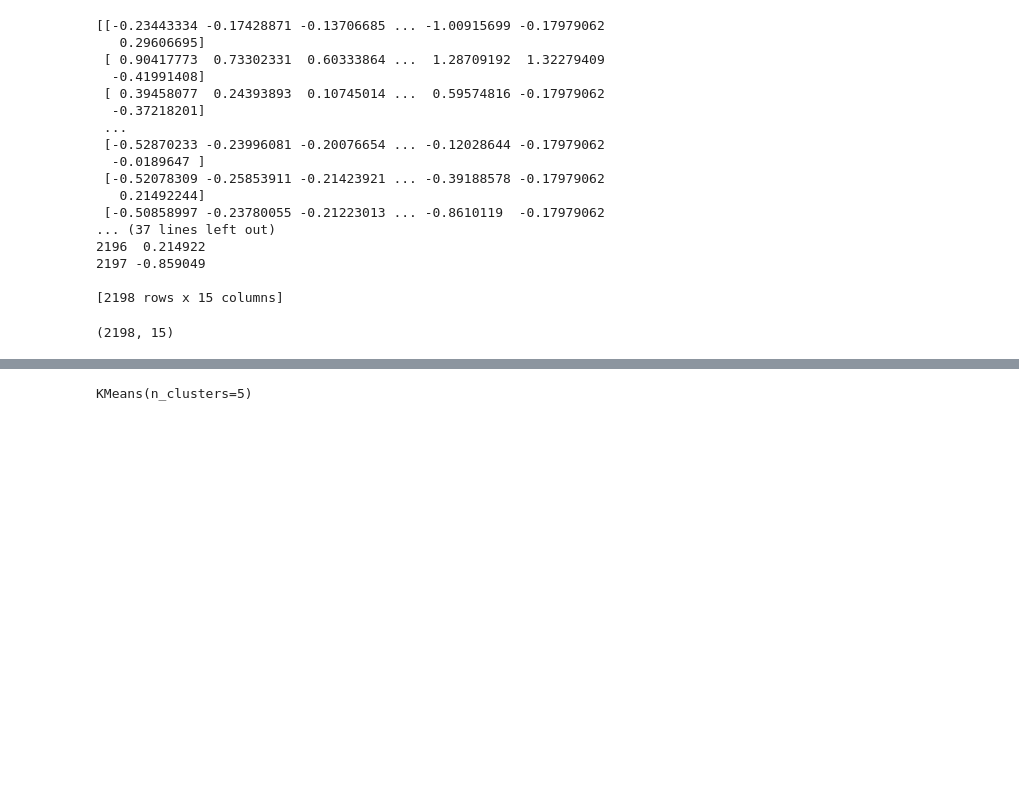
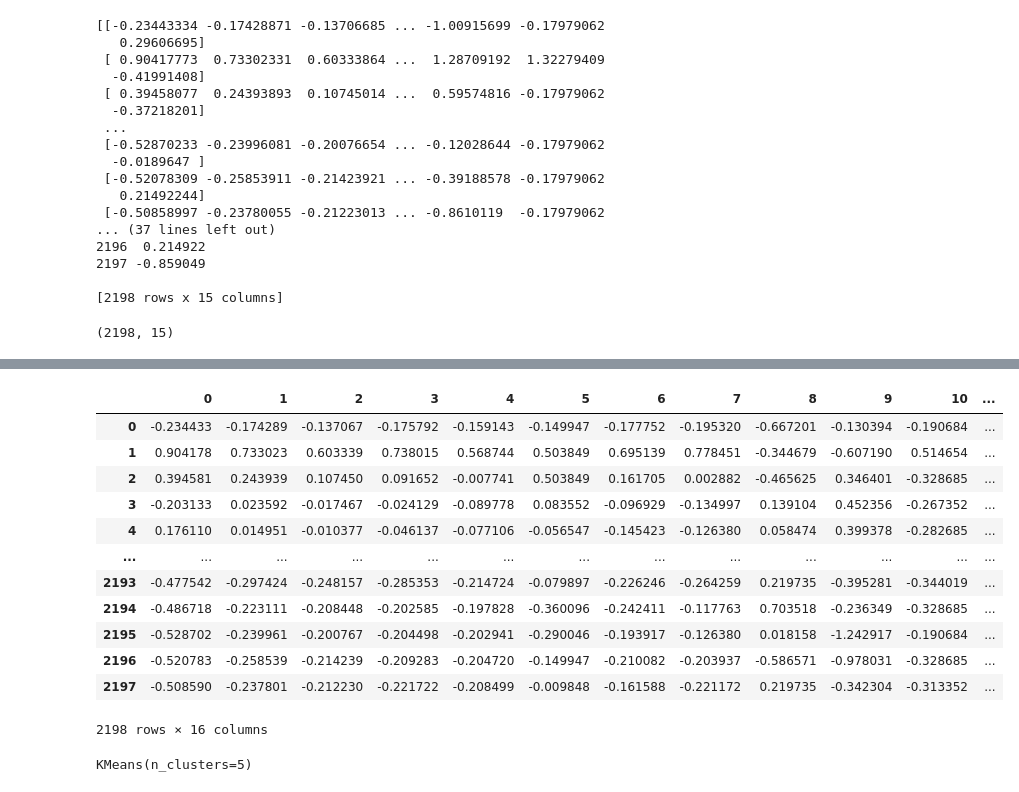
Before and after one commit to axellebersier/2022_ML_EES, a Jupyter notebook: project/datadescrp.ipynb, the cells around one changed output, grey strips where cells are left out. Cells and saved outputs as stored; diff of their text form; code cells hidden in the pictures; blank space fills up the shorter version.

```diff
--- a/project/datadescrp.ipynb
+++ b/project/datadescrp.ipynb
@@ -251,3 +251,21 @@ plt.show()
+# %%
+df = pd.DataFrame(stdf1)
+# %%
+df
+# %% [output]
+|  | 0 | 1 | 2 | 3 | 4 | 5 | 6 | 7 | 8 | 9 | 10 | ... |
+| 0 | -0.234433 | -0.174289 | -0.137067 | -0.175792 | -0.159143 | -0.149947 | -0.177752 | -0.195320 | -0.667201 | -0.130394 | -0.190684 | ... |
+| 1 | 0.904178 | 0.733023 | 0.603339 | 0.738015 | 0.568744 | 0.503849 | 0.695139 | 0.778451 | -0.344679 | -0.607190 | 0.514654 | ... |
+| 2 | 0.394581 | 0.243939 | 0.107450 | 0.091652 | -0.007741 | 0.503849 | 0.161705 | 0.002882 | -0.465625 | 0.346401 | -0.328685 | ... |
+| 3 | -0.203133 | 0.023592 | -0.017467 | -0.024129 | -0.089778 | 0.083552 | -0.096929 | -0.134997 | 0.139104 | 0.452356 | -0.267352 | ... |
+| 4 | 0.176110 | 0.014951 | -0.010377 | -0.046137 | -0.077106 | -0.056547 | -0.145423 | -0.126380 | 0.058474 | 0.399378 | -0.282685 | ... |
+| ... | ... | ... | ... | ... | ... | ... | ... | ... | ... | ... | ... | ... |
+| 2193 | -0.477542 | -0.297424 | -0.248157 | -0.285353 | -0.214724 | -0.079897 | -0.226246 | -0.264259 | 0.219735 | -0.395281 | -0.344019 | ... |
+| 2194 | -0.486718 | -0.223111 | -0.208448 | -0.202585 | -0.197828 | -0.360096 | -0.242411 | -0.117763 | 0.703518 | -0.236349 | -0.328685 | ... |
+| 2195 | -0.528702 | -0.239961 | -0.200767 | -0.204498 | -0.202941 | -0.290046 | -0.193917 | -0.126380 | 0.018158 | -1.242917 | -0.190684 | ... |
+| 2196 | -0.520783 | -0.258539 | -0.214239 | -0.209283 | -0.204720 | -0.149947 | -0.210082 | -0.203937 | -0.586571 | -0.978031 | -0.328685 | ... |
+| 2197 | -0.508590 | -0.237801 | -0.212230 | -0.221722 | -0.208499 | -0.009848 | -0.161588 | -0.221172 | 0.219735 | -0.342304 | -0.313352 | ... |
+2198 rows × 16 columns
 # %%
 kmeans = KMeans(n_clusters=5)
 kmeans.fit(stdf1)
```
Also changed, not shown: parts of 5 cells of this notebook.
